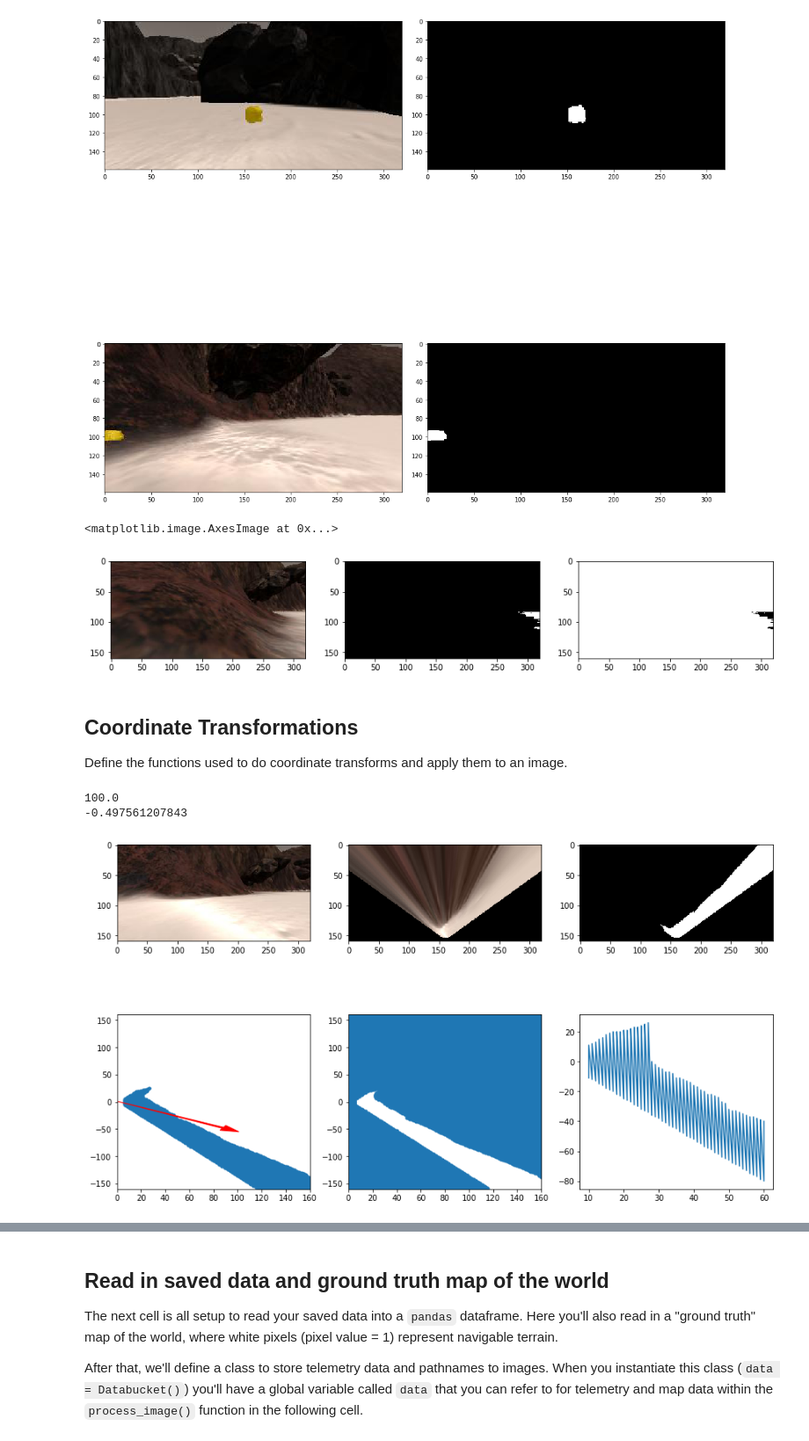
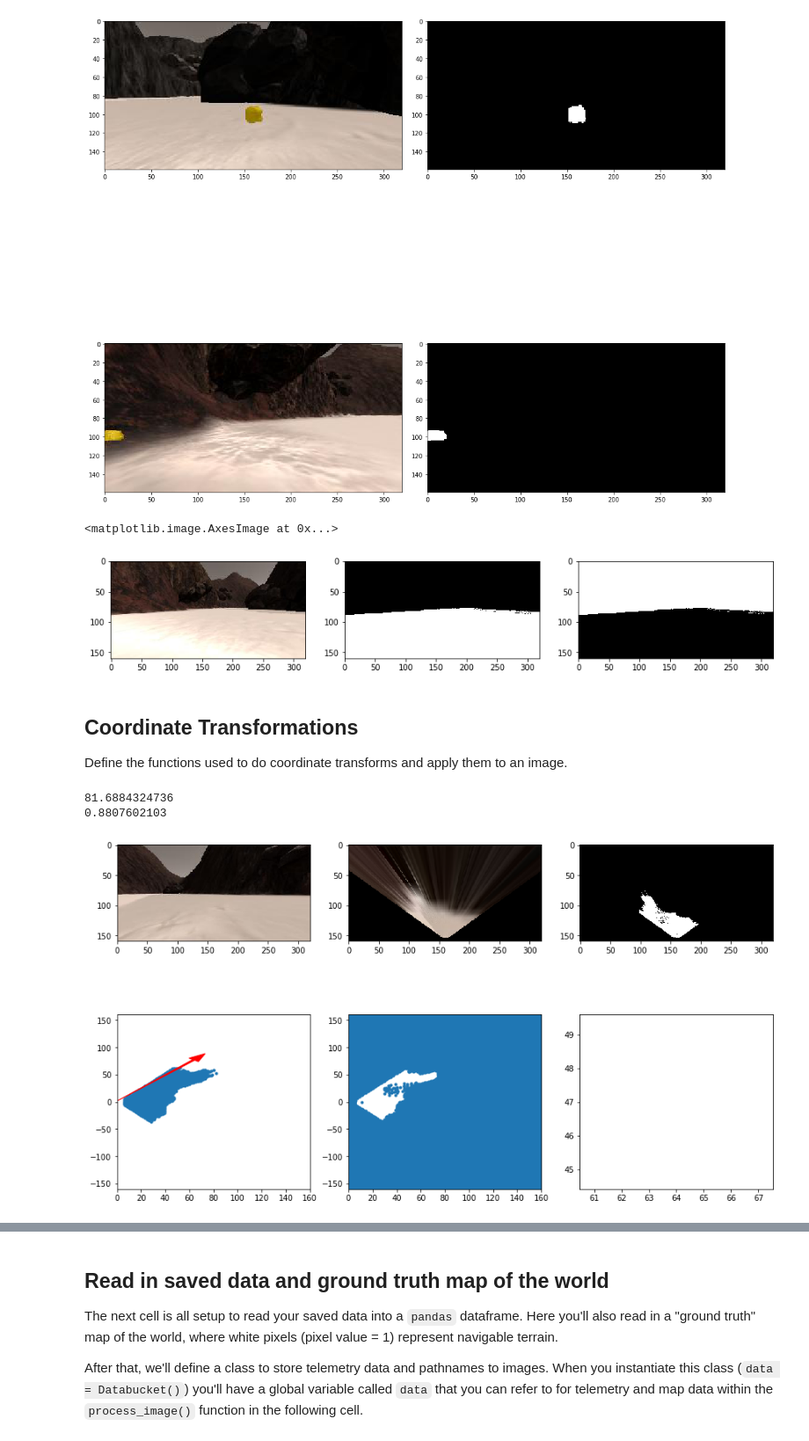
Before and after one commit to iamfaisalkhan/RoboND-Rover, a Jupyter notebook: code/Rover_Project_Test_Notebook.ipynb, the cells around one changed output, grey strips where cells are left out. Shown: that part at 88% size. Drawn from its saved outputs; the diff is of its cells as text; code cells hidden in the pictures.

```diff
--- a/code/Rover_Project_Test_Notebook.ipynb
+++ b/code/Rover_Project_Test_Notebook.ipynb
@@ -33,7 +33,7 @@ There's some example data provided in the `test_dataset` folder.  This basic dat
 
 Next, read in and display a random image from the `test_dataset` folder
 # %%
-path = '../test_dataset_2/IMG/*'
+path = '../test_dataset/IMG/*'
 img_list = glob.glob(path)
 # Grab a random image and display it
 idx = np.random.randint(0, len(img_list)-1)
@@ -206,7 +206,7 @@ ax2.imshow(terrain, cmap='gray')
 ax3.imshow(obstacles, cmap='gray')
 # %% [output]
 <matplotlib.image.AxesImage at 0x...>
-[figure, old version]
+[figure, new version]
 # %% [markdown]
 ## Coordinate Transformations
 Define the functions used to do coordinate transforms and apply them to an image.
@@ -270,36 +270,38 @@ terrain, obstacles = terrain_filter(warped)
 # Calculate pixel values in rover-centric coords and distance/angle to all pixels
 xpix, ypix = rover_coords(terrain)
 
-idx = np.where( (xpix >= 10) &  (xpix <= 60) ) [0]
+#idx = np.where( (xpix >= 10) &  (xpix <= 60) ) [0]
+ymin = np.min(ypix)
+idy = np.argmax(ypix)
 
-dist, angles = to_polar_coords(xpix[idx], ypix[idx])
+dist, angles = to_polar_coords(xpix[idy], ypix[idy])
 mean_dir = np.mean(angles)
 print (np.max(dist))
 
 xpix_obs, ypix_obs = rover_coords(obstacles)
 
 
 # Do some plotting
 fig, axs = plt.subplots(2, 3, figsize=(15,9))
 axs[0, 0].imshow(image)
 axs[0, 1].imshow(warped)
 axs[0, 2].imshow(terrain, cmap='gray')
 axs[1, 0].plot(xpix, ypix, '.')
 axs[1, 0].set_ylim(-160, 160)
 axs[1, 0].set_xlim(0, 160)
 arrow_length = 100
 x_arrow = arrow_length * np.cos(mean_dir)
 y_arrow = arrow_length * np.sin(mean_dir)
 axs[1, 0].arrow(0, 0, x_arrow, y_arrow, color='red', zorder=2, head_width=10, width=2)
 
 axs[1, 1].plot(xpix_obs, ypix_obs, '.')
 axs[1, 1].set_ylim(-160, 160)
 axs[1, 1].set_xlim(0, 160)
 
 axs[1, 2].plot(xpix[idx], ypix[idx])
 
 print (mean_dir)
 # %% [output]
-100.0
--0.497561207843
+81.6884324736
+0.8807602103
-[figure, old version]
+[figure, new version]
```
Also changed, not shown: parts of 6 cells of this notebook, 4 other files.
